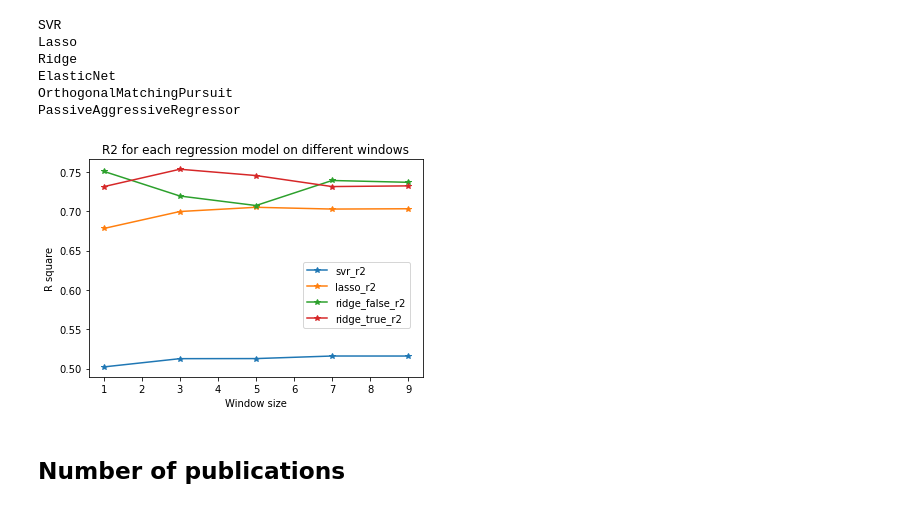
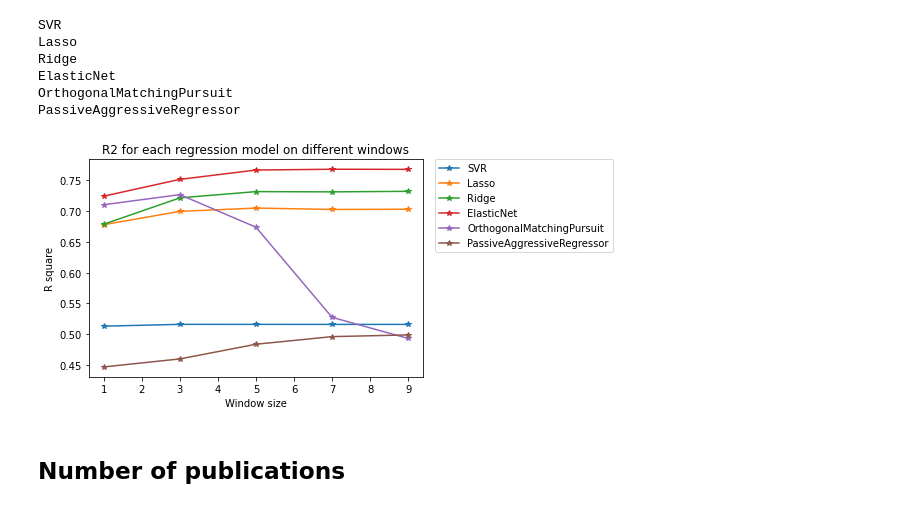
Before and after one commit to jiashenggu/ai_in_bio, a Jupyter notebook: pubmed_figure_2022.ipynb, the cells around one changed output. Drawn from its saved outputs; the diff is of its cells as text; code cells hidden in the pictures.

Commit message:
6 models 5 window size

```diff
--- a/pubmed_figure_2022.ipynb
+++ b/pubmed_figure_2022.ipynb
@@ -171,27 +171,26 @@ PassiveAggressiveRegressor
 # %%
 import pandas as pd
 
 import matplotlib.pyplot as plt
 from statistics import mean
 plt.xlabel("Window size")
 plt.ylabel("R square")
 window_sizes=[1,3,5,7,9]
 reg_window_sizes = []
 for window_size in window_sizes:
-    reg_window_size = pd.read_csv("window_size_{}_normalized.csv".format(window_size), index_col=0)
+    reg_window_size = pd.read_csv("window_size_{}_final.csv".format(window_size), index_col=0)
     reg_window_size = reg_window_size[4:-1]
     reg_window_sizes.append(reg_window_size)
-model_list = ['svr_r2', 'lasso_r2', 'ridge_false_r2', 'ridge_true_r2']
+model_list = ['SVR', 'Lasso', 'Ridge','ElasticNet', 'OrthogonalMatchingPursuit', 'PassiveAggressiveRegressor']
 for model in model_list:
-
     plt.plot(window_sizes, [mean(reg_window_size[model]) for reg_window_size in reg_window_sizes], '-*',  label=model)
 
 
 plt.title("R2 for each regression model on different windows")
-plt.legend(loc=8, bbox_to_anchor=(0.8, 0.2))
+plt.legend(loc=8, bbox_to_anchor=(1.3, 0.55))
 plt.savefig("picture/models_R2_windows_size.pdf")
 # %% [output]
-[figure, old version]
+[figure, new version]
 # %% [markdown]
 ## Number of publications
 # %%
```
Also changed, not shown: parts of 5 cells of this notebook, 21 other files.
